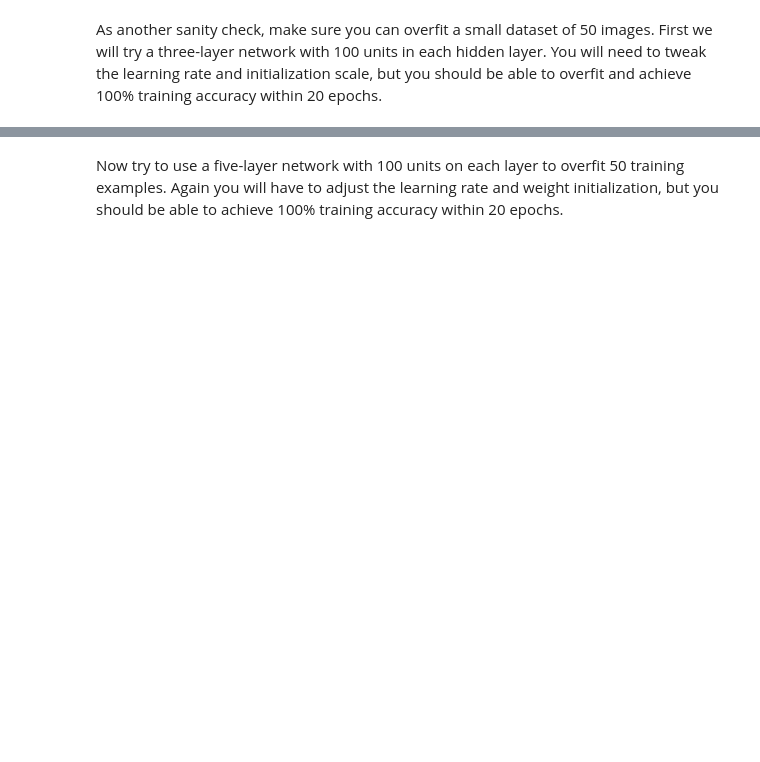
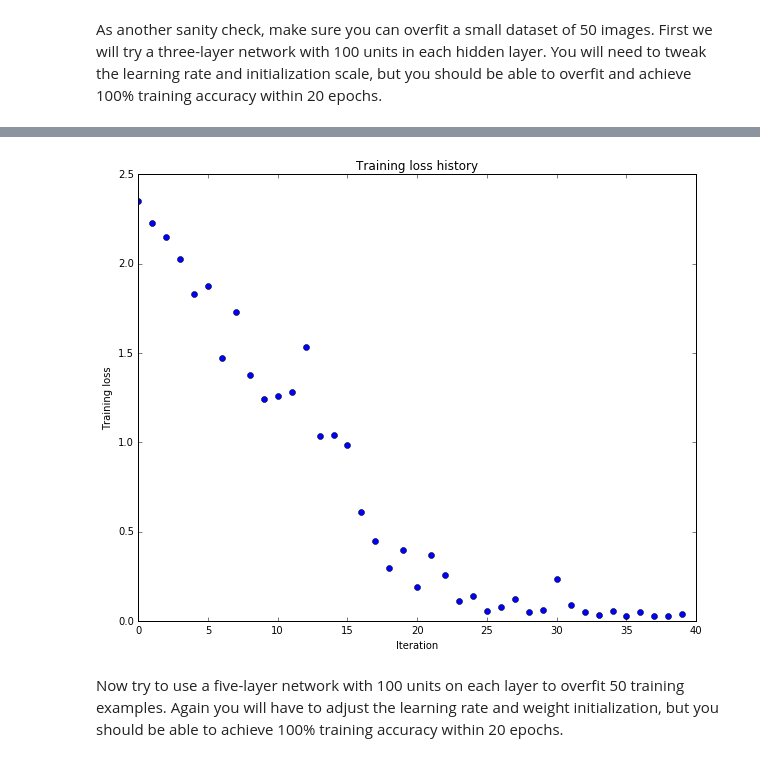
Before and after one commit to Frank1993/cs231n, a Jupyter notebook: Assignments/assignment2/FullyConnectedNets.ipynb, the cells around one changed output, grey strips where cells are left out. Cells and saved outputs as stored; diff of their text form; code cells hidden in the pictures; blank space fills up the shorter version.

```diff
--- a/Assignments/assignment2/FullyConnectedNets.ipynb
+++ b/Assignments/assignment2/FullyConnectedNets.ipynb
@@ -404,7 +425,7 @@ small_data = {
 }
 
 weight_scale = 1e-2
-learning_rate = 1e-4
+learning_rate = 1e-2
 model = FullyConnectedNet([100, 100],
               weight_scale=weight_scale, dtype=np.float64)
 solver = Solver(model, small_data,
@@ -421,3 +442,4 @@ plt.title('Training loss history')
 plt.xlabel('Iteration')
 plt.ylabel('Training loss')
 plt.show()
+# %% [output]
@@ -424,3 +463,4 @@ plt.show()
+[figure, added]
 # %% [markdown]
 Now try to use a five-layer network with 100 units on each layer to overfit 50 training examples. Again you will have to adjust the learning rate and weight initialization, but you should be able to achieve 100% training accuracy within 20 epochs.
 # %%
```
Also changed, not shown: parts of 18 cells of this notebook, 2 other files.
